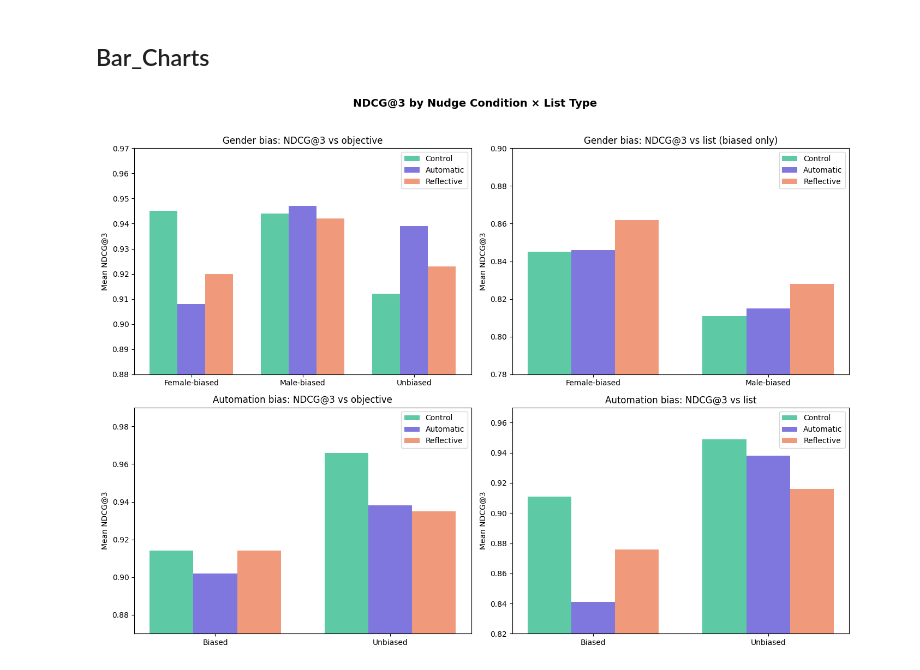
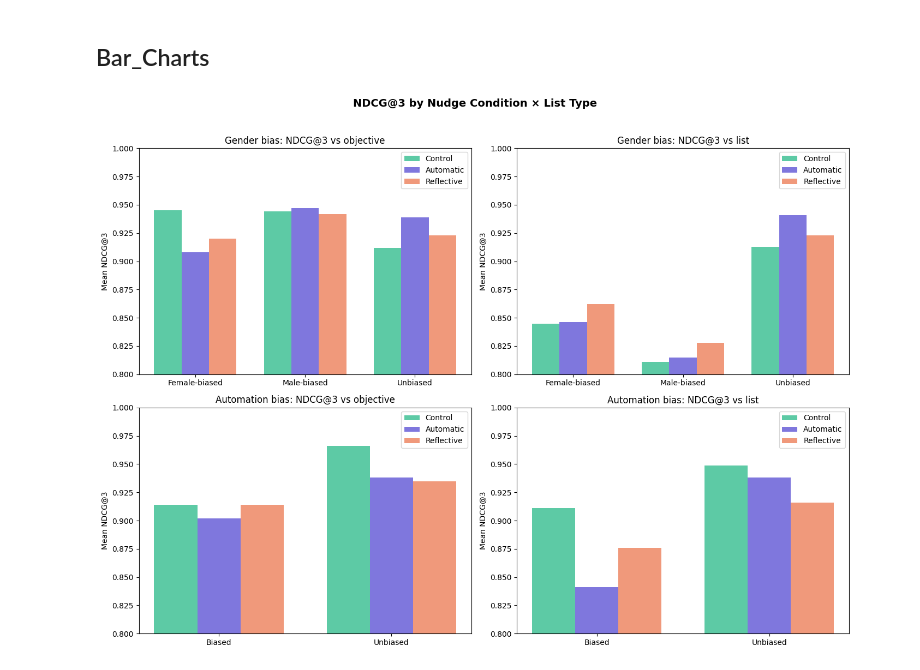
Before and after one commit to SametCan10/SametCanOzcan-Thesis, a Jupyter notebook: User_Study_Analysis.ipynb, the cells around one changed output. Saved outputs shown, nothing was run; the diff lists cells and outputs as text; code cells hidden in the pictures.

```diff
--- a/User_Study_Analysis.ipynb
+++ b/User_Study_Analysis.ipynb
@@ -1359,7 +1359,6 @@ import numpy as np
 
 nudge_conditions = ['Control', 'Automatic', 'Reflective']
 colors = ['#5DCAA5', '#7F77DD', '#F0997B']
-x = np.arange(3)
 width = 0.25
 
 fig, axes = plt.subplots(2, 2, figsize=(14, 10))
@@ -1378,24 +1377,24 @@ ax.bar(x3 + width, refl,  width, label='Reflective', color=colors[2])
 ax.set_title('Gender bias: NDCG@3 vs objective', fontsize=12)
 ax.set_xticks(x3)
 ax.set_xticklabels(lists)
-ax.set_ylim(0.88, 0.97)
+ax.set_ylim(0.8, 1.0)
 ax.set_ylabel('Mean NDCG@3')
 ax.legend()
 
-# --- Gender: vs List ---
+# --- Gender: vs List (includes Unbiased) ---
 ax = axes[0, 1]
-lists2 = ['Female-biased', 'Male-biased']
-ctrl2  = [0.845, 0.811]
-autom2 = [0.846, 0.815]
-refl2  = [0.862, 0.828]
-x2 = np.arange(len(lists2))
-ax.bar(x2 - width, ctrl2,  width, label='Control',    color=colors[0])
-ax.bar(x2,         autom2, width, label='Automatic',  color=colors[1])
-ax.bar(x2 + width, refl2,  width, label='Reflective', color=colors[2])
-ax.set_title('Gender bias: NDCG@3 vs list (biased only)', fontsize=12)
-ax.set_xticks(x2)
+lists2 = ['Female-biased', 'Male-biased', 'Unbiased']
+ctrl2  = [0.845, 0.811, 0.913]
+autom2 = [0.846, 0.815, 0.941]
+refl2  = [0.862, 0.828, 0.923]
+x3b = np.arange(len(lists2))
+ax.bar(x3b - width, ctrl2,  width, label='Control',    color=colors[0])
+ax.bar(x3b,         autom2, width, label='Automatic',  color=colors[1])
+ax.bar(x3b + width, refl2,  width, label='Reflective', color=colors[2])
+ax.set_title('Gender bias: NDCG@3 vs list', fontsize=12)
+ax.set_xticks(x3b)
 ax.set_xticklabels(lists2)
-ax.set_ylim(0.78, 0.90)
+ax.set_ylim(0.8, 1.0)
 ax.set_ylabel('Mean NDCG@3')
 ax.legend()
 
@@ -1406,33 +1405,33 @@ ctrl3  = [0.914, 0.966]
 autom3 = [0.902, 0.938]
 refl3  = [0.914, 0.935]
 x2 = np.arange(len(lists3))
 ax.bar(x2 - width, ctrl3,  width, label='Control',    color=colors[0])
 ax.bar(x2,         autom3, width, label='Automatic',  color=colors[1])
 ax.bar(x2 + width, refl3,  width, label='Reflective', color=colors[2])
 ax.set_title('Automation bias: NDCG@3 vs objective', fontsize=12)
 ax.set_xticks(x2)
 ax.set_xticklabels(lists3)
-ax.set_ylim(0.87, 0.99)
+ax.set_ylim(0.8, 1.0)
 ax.set_ylabel('Mean NDCG@3')
 ax.legend()
 
 # --- Automation: vs List ---
 ax = axes[1, 1]
 ctrl4  = [0.911, 0.949]
 autom4 = [0.841, 0.938]
 refl4  = [0.876, 0.916]
 ax.bar(x2 - width, ctrl4,  width, label='Control',    color=colors[0])
 ax.bar(x2,         autom4, width, label='Automatic',  color=colors[1])
 ax.bar(x2 + width, refl4,  width, label='Reflective', color=colors[2])
 ax.set_title('Automation bias: NDCG@3 vs list', fontsize=12)
 ax.set_xticks(x2)
 ax.set_xticklabels(lists3)
-ax.set_ylim(0.82, 0.97)
+ax.set_ylim(0.8, 1.0)
 ax.set_ylabel('Mean NDCG@3')
 ax.legend()
 
 plt.tight_layout()
 plt.savefig('ndcg3_barcharts.png', dpi=300, bbox_inches='tight')
 plt.show()
 # %% [output]
-[figure, old version]
+[figure, new version]
```
Also changed, not shown: 2 other files.
